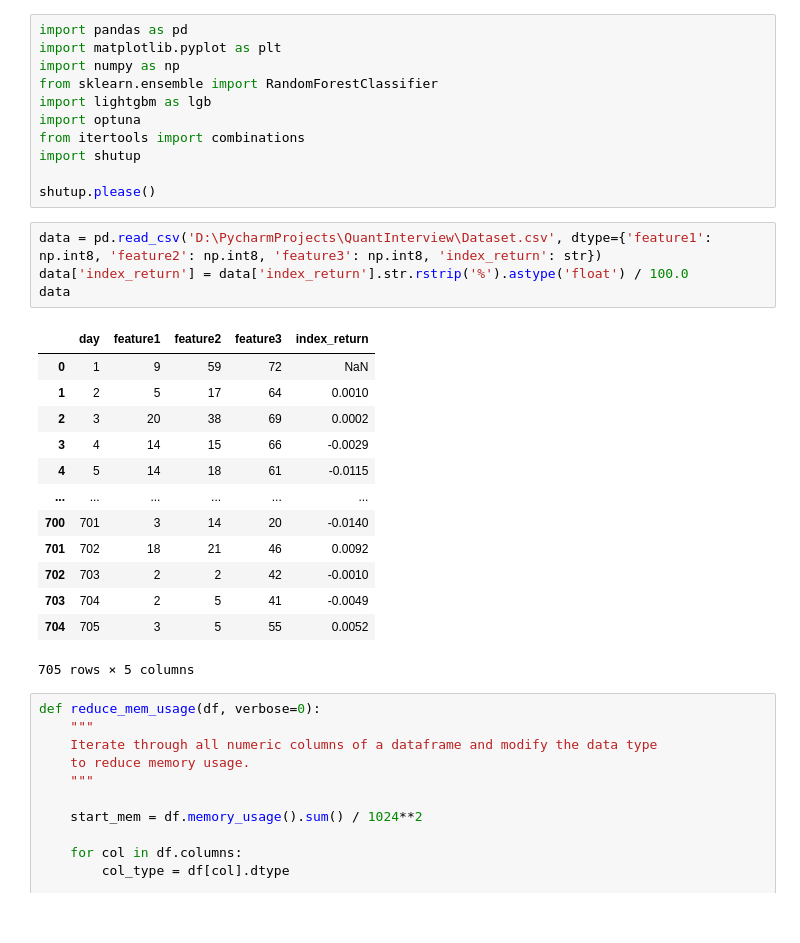
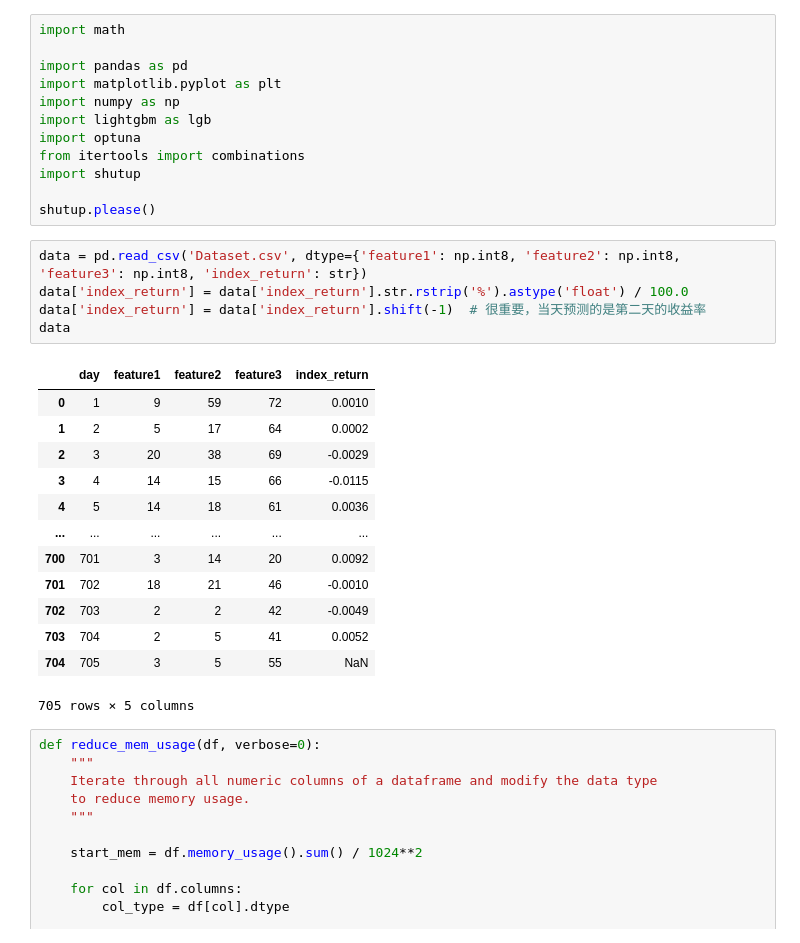
Before and after one commit to Zhu-Aemon/QuantInterview, a Jupyter notebook: mining.ipynb, the cells around one changed output. Saved outputs shown, nothing was run; the diff lists cells and outputs as text.

```diff
--- a/mining.ipynb
+++ b/mining.ipynb
@@ -1,8 +1,9 @@
 # %%
+import math
+
 import pandas as pd
 import matplotlib.pyplot as plt
 import numpy as np
-from sklearn.ensemble import RandomForestClassifier
 import lightgbm as lgb
 import optuna
 from itertools import combinations
@@ -10,22 +11,23 @@ import shutup
 
 shutup.please()
 # %%
-data = pd.read_csv('D:\PycharmProjects\QuantInterview\Dataset.csv', dtype={'feature1': np.int8, 'feature2': np.int8, 'feature3': np.int8, 'index_return': str})
+data = pd.read_csv('Dataset.csv', dtype={'feature1': np.int8, 'feature2': np.int8, 'feature3': np.int8, 'index_return': str})
 data['index_return'] = data['index_return'].str.rstrip('%').astype('float') / 100.0
+data['index_return'] = data['index_return'].shift(-1)  # 很重要，当天预测的是第二天的收益率
 data
 # %% [output]
 |  | day | feature1 | feature2 | feature3 | index_return |
-| 0 | 1 | 9 | 59 | 72 | NaN |
-| 1 | 2 | 5 | 17 | 64 | 0.0010 |
-| 2 | 3 | 20 | 38 | 69 | 0.0002 |
-| 3 | 4 | 14 | 15 | 66 | -0.0029 |
-| 4 | 5 | 14 | 18 | 61 | -0.0115 |
+| 0 | 1 | 9 | 59 | 72 | 0.0010 |
+| 1 | 2 | 5 | 17 | 64 | 0.0002 |
+| 2 | 3 | 20 | 38 | 69 | -0.0029 |
+| 3 | 4 | 14 | 15 | 66 | -0.0115 |
+| 4 | 5 | 14 | 18 | 61 | 0.0036 |
 | ... | ... | ... | ... | ... | ... |
-| 700 | 701 | 3 | 14 | 20 | -0.0140 |
-| 701 | 702 | 18 | 21 | 46 | 0.0092 |
-| 702 | 703 | 2 | 2 | 42 | -0.0010 |
-| 703 | 704 | 2 | 5 | 41 | -0.0049 |
-| 704 | 705 | 3 | 5 | 55 | 0.0052 |
+| 700 | 701 | 3 | 14 | 20 | 0.0092 |
+| 701 | 702 | 18 | 21 | 46 | -0.0010 |
+| 702 | 703 | 2 | 2 | 42 | -0.0049 |
+| 703 | 704 | 2 | 5 | 41 | 0.0052 |
+| 704 | 705 | 3 | 5 | 55 | NaN |
 705 rows × 5 columns
 # %%
 def reduce_mem_usage(df, verbose=0):
```
Also changed, not shown: parts of 27 cells of this notebook, 1 other file.
